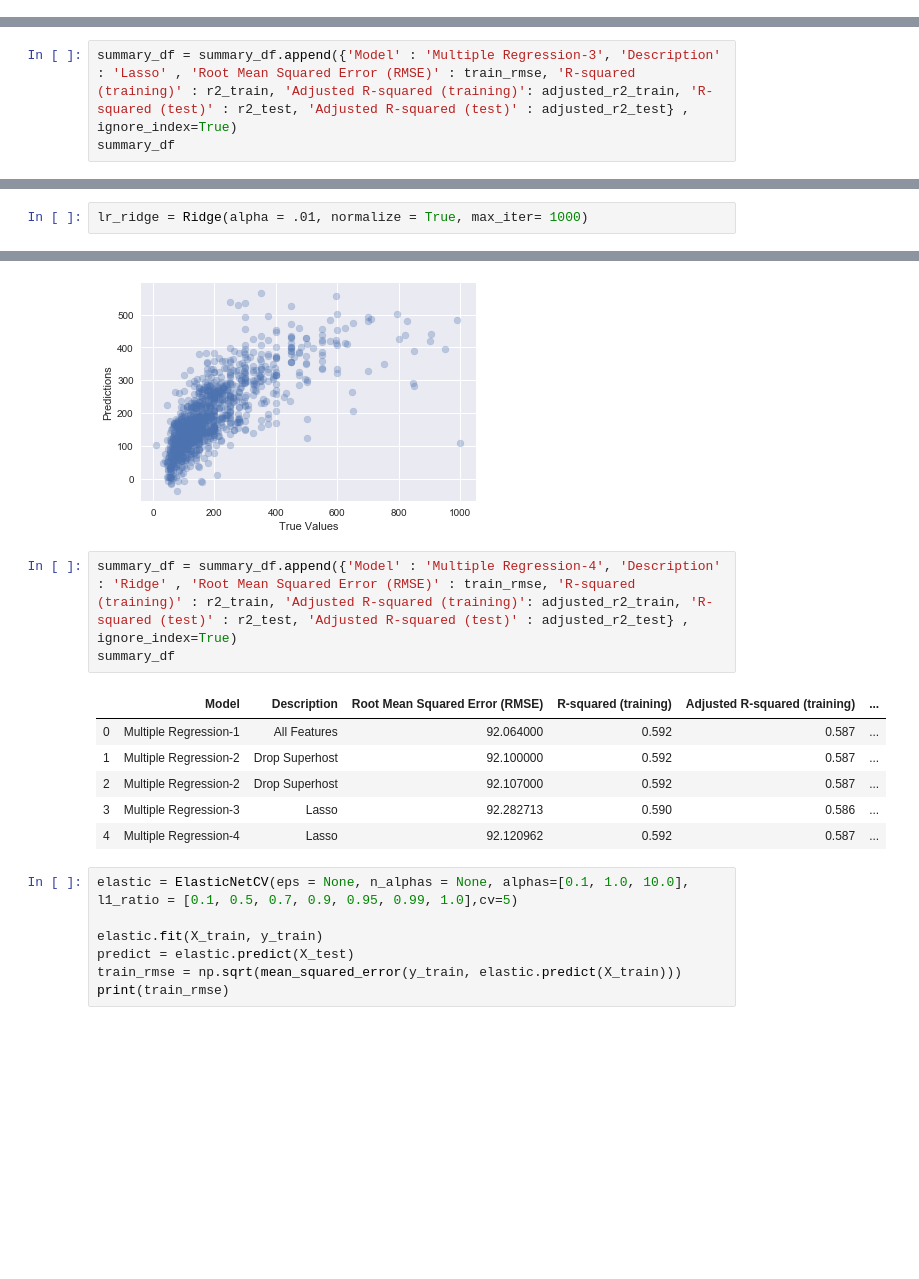
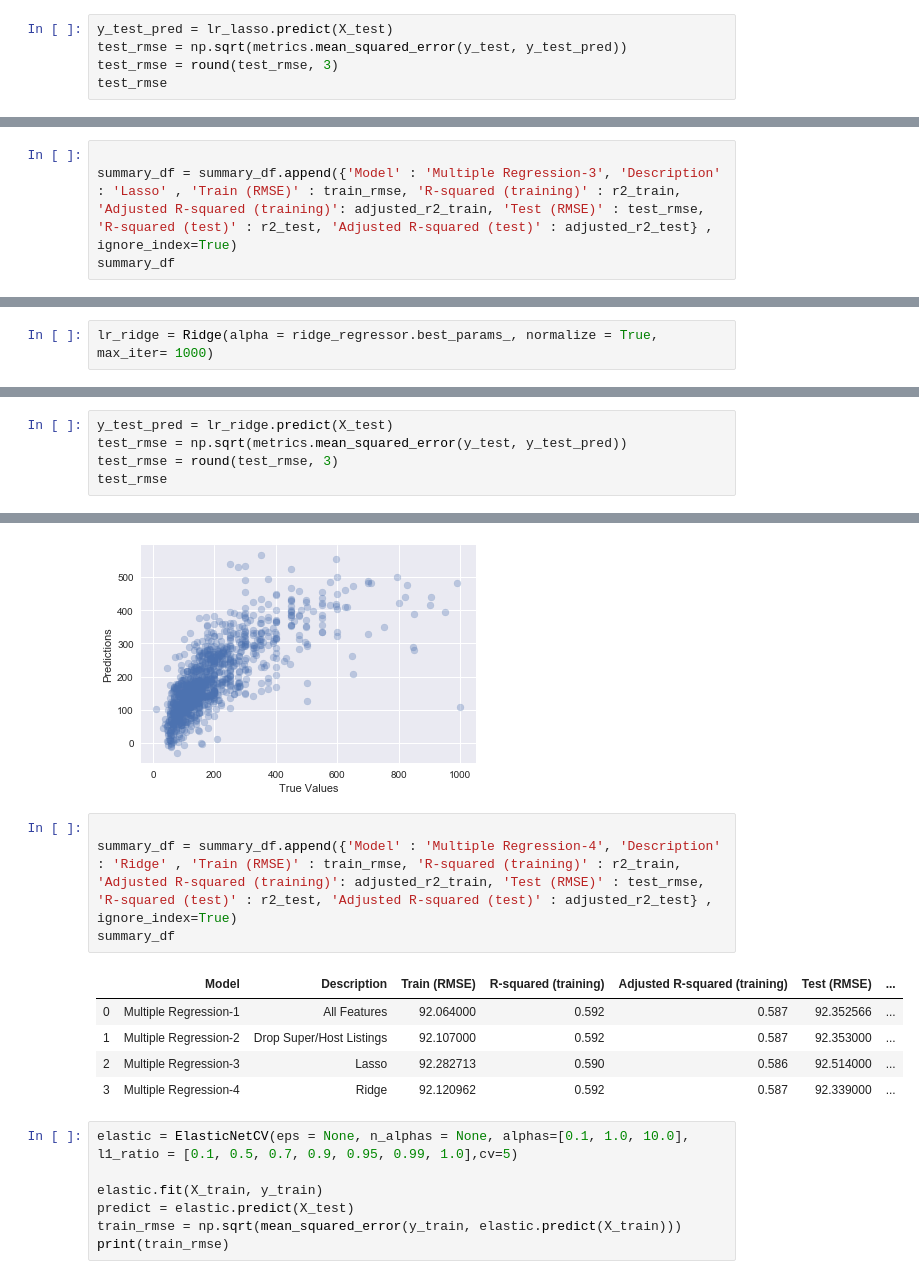
Before and after one commit to CaryMosley/Mod2Project, a Jupyter notebook: AirbnbFeatureEng.ipynb, the cells around one changed output, grey strips where cells are left out. Saved outputs shown, nothing was run; the diff lists cells and outputs as text; blank space fills up the shorter version.

Commit message:
Added Models

```diff
--- a/AirbnbFeatureEng.ipynb
+++ b/AirbnbFeatureEng.ipynb
@@ -317,3 +319,8 @@ adjusted_r2_test = round(adjusted_r2_test, 3)
 print(adjusted_r2_test)
 # %% [output]
 0.53
+# %%
+y_test_pred = lr_lasso.predict(X_test)
+test_rmse = np.sqrt(metrics.mean_squared_error(y_test, y_test_pred))
+test_rmse = round(test_rmse, 3)
+test_rmse
@@ -327,4 +336,5 @@ Text(0, 0.5, 'Predictions')
 # %%
-summary_df = summary_df.append({'Model' : 'Multiple Regression-3', 'Description' : 'Lasso' , 'Root Mean Squared Error (RMSE)' : train_rmse, 'R-squared (training)' : r2_train, 'Adjusted R-squared (training)': adjusted_r2_train, 'R-squared (test)' : r2_test, 'Adjusted R-squared (test)' : adjusted_r2_test} , ignore_index=True)
+
+summary_df = summary_df.append({'Model' : 'Multiple Regression-3', 'Description' : 'Lasso' , 'Train (RMSE)' : train_rmse, 'R-squared (training)' : r2_train, 'Adjusted R-squared (training)': adjusted_r2_train, 'Test (RMSE)' : test_rmse, 'R-squared (test)' : r2_test, 'Adjusted R-squared (test)' : adjusted_r2_test} , ignore_index=True)
 summary_df
 # %% [output]
@@ -342,7 +351,7 @@ print(ridge_regressor.best_params_)
 # %% [output]
 {'alpha': 0.01}
 # %%
-lr_ridge = Ridge(alpha = .01, normalize = True, max_iter= 1000)
+lr_ridge = Ridge(alpha = ridge_regressor.best_params_, normalize = True, max_iter= 1000)
 # %%
 lr_ridge.fit(X_train, y_train)
 predict = lr_ridge.predict(X_test)
@@ -370,3 +379,8 @@ adjusted_r2_test = round(adjusted_r2_test, 3)
 print(adjusted_r2_test)
 # %% [output]
 0.532
+# %%
+y_test_pred = lr_ridge.predict(X_test)
+test_rmse = np.sqrt(metrics.mean_squared_error(y_test, y_test_pred))
+test_rmse = round(test_rmse, 3)
+test_rmse
@@ -378,15 +394,15 @@ plt.ylabel("Predictions")
 Text(0, 0.5, 'Predictions')
 [figure]
 # %%
-summary_df = summary_df.append({'Model' : 'Multiple Regression-4', 'Description' : 'Ridge' , 'Root Mean Squared Error (RMSE)' : train_rmse, 'R-squared (training)' : r2_train, 'Adjusted R-squared (training)': adjusted_r2_train, 'R-squared (test)' : r2_test, 'Adjusted R-squared (test)' : adjusted_r2_test} , ignore_index=True)
+
+summary_df = summary_df.append({'Model' : 'Multiple Regression-4', 'Description' : 'Ridge' , 'Train (RMSE)' : train_rmse, 'R-squared (training)' : r2_train, 'Adjusted R-squared (training)': adjusted_r2_train, 'Test (RMSE)' : test_rmse, 'R-squared (test)' : r2_test, 'Adjusted R-squared (test)' : adjusted_r2_test} , ignore_index=True)
 summary_df
 # %% [output]
-|  | Model | Description | Root Mean Squared Error (RMSE) | R-squared (training) | Adjusted R-squared (training) | ... |
-| 0 | Multiple Regression-1 | All Features | 92.064000 | 0.592 | 0.587 | ... |
-| 1 | Multiple Regression-2 | Drop Superhost | 92.100000 | 0.592 | 0.587 | ... |
-| 2 | Multiple Regression-2 | Drop Superhost | 92.107000 | 0.592 | 0.587 | ... |
-| 3 | Multiple Regression-3 | Lasso | 92.282713 | 0.590 | 0.586 | ... |
-| 4 | Multiple Regression-4 | Lasso | 92.120962 | 0.592 | 0.587 | ... |
+|  | Model | Description | Train (RMSE) | R-squared (training) | Adjusted R-squared (training) | Test (RMSE) | ... |
+| 0 | Multiple Regression-1 | All Features | 92.064000 | 0.592 | 0.587 | 92.352566 | ... |
+| 1 | Multiple Regression-2 | Drop Super/Host Listings | 92.107000 | 0.592 | 0.587 | 92.353000 | ... |
+| 2 | Multiple Regression-3 | Lasso | 92.282713 | 0.590 | 0.586 | 92.514000 | ... |
+| 3 | Multiple Regression-4 | Ridge | 92.120962 | 0.592 | 0.587 | 92.339000 | ... |
 # %%
 elastic = ElasticNetCV(eps = None, n_alphas = None, alphas=[0.1, 1.0, 10.0], l1_ratio = [0.1, 0.5, 0.7, 0.9, 0.95, 0.99, 1.0],cv=5)
 
```
Also changed, not shown: parts of 24 cells of this notebook.
